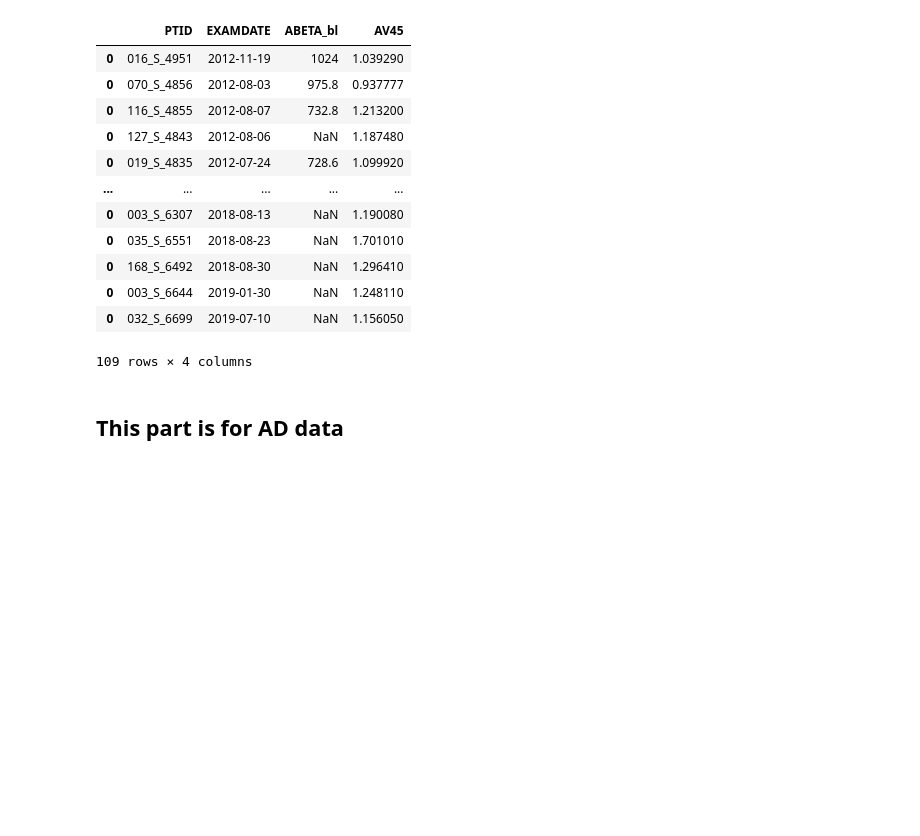
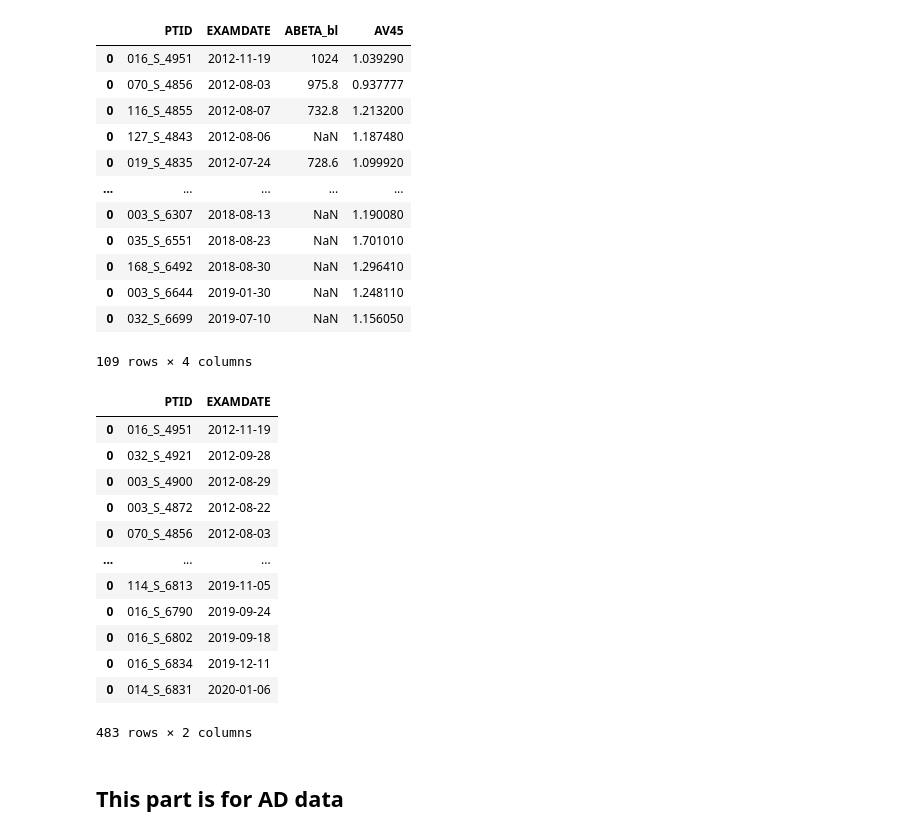
Before and after one commit to ulysses1881826/neuroScript, a Jupyter notebook: makeSpecificPeopleCSV.ipynb, the cells around one changed output. Saved outputs shown, nothing was run; the diff lists cells and outputs as text; code cells hidden in the pictures; blank space fills up the shorter version.

Commit message:
make CN data

```diff
--- a/makeSpecificPeopleCSV.ipynb
+++ b/makeSpecificPeopleCSV.ipynb
@@ -19,8 +23,8 @@ extractVolumesForSubtypes.ipynb  uploadNiiToBrainIo.sh
 # %%
-csvPath = "/home/ubuntu/Desktop/ADNI_MRI_Image/csvFiles"
+csvPath = "/home/ubuntu/Desktop/ADNI_MRI_Image/neuroScript/csvFiles"
 # %%
 # MM1_data = pd.read_csv(os.path.join(csvPath,'MM1.csv'))
-# CM1_data = pd.read_csv(os.path.join(csvPath,'CM1.csv'))
+CM1_data = pd.read_csv(os.path.join(csvPath,'CM1.csv'))
 AM1_data = pd.read_csv(os.path.join(csvPath,'AM1.csv'))
 ADNIMERGE = pd.read_csv(os.path.join(csvPath,'ADNIMERGE.csv'))
 # %%
@@ -175,3 +179,31 @@ CN_amyloid_pos
 | 0 | 003_S_6644 | 2019-01-30 | NaN | 1.248110 |
 | 0 | 032_S_6699 | 2019-07-10 | NaN | 1.156050 |
 109 rows × 4 columns
+# %%
+## This is for all MCI MRI data, no matter amyloid positive or amyloid negative
+CN_all = pd.DataFrame(columns=['PTID','EXAMDATE'])
+
+sub_in_CM1 = list(set(list(CM1_data['Subject'])))
+
+port = ['ADNI2','ADNI3','ADNIGO']
+
+for ADNIindex, ADNIrow in ADNIMERGE.iterrows():
+    if ADNIrow['PTID'] in sub_in_CM1 and ADNIrow['VISCODE'] == 'bl' and ADNIrow['COLPROT'] in port:
+        tempDataframe = pd.DataFrame([[ADNIrow['PTID'],ADNIrow['EXAMDATE']]],columns=['PTID','EXAMDATE'])
+        CN_all = CN_all.append(tempDataframe)
+# %%
+CN_all
+# %% [output]
+|  | PTID | EXAMDATE |
+| 0 | 016_S_4951 | 2012-11-19 |
+| 0 | 032_S_4921 | 2012-09-28 |
+| 0 | 003_S_4900 | 2012-08-29 |
+| 0 | 003_S_4872 | 2012-08-22 |
+| 0 | 070_S_4856 | 2012-08-03 |
+| ... | ... | ... |
+| 0 | 114_S_6813 | 2019-11-05 |
+| 0 | 016_S_6790 | 2019-09-24 |
+| 0 | 016_S_6802 | 2019-09-18 |
+| 0 | 016_S_6834 | 2019-12-11 |
+| 0 | 014_S_6831 | 2020-01-06 |
+483 rows × 2 columns
```
Also changed, not shown: parts of 2 cells of this notebook, 4 other files.
